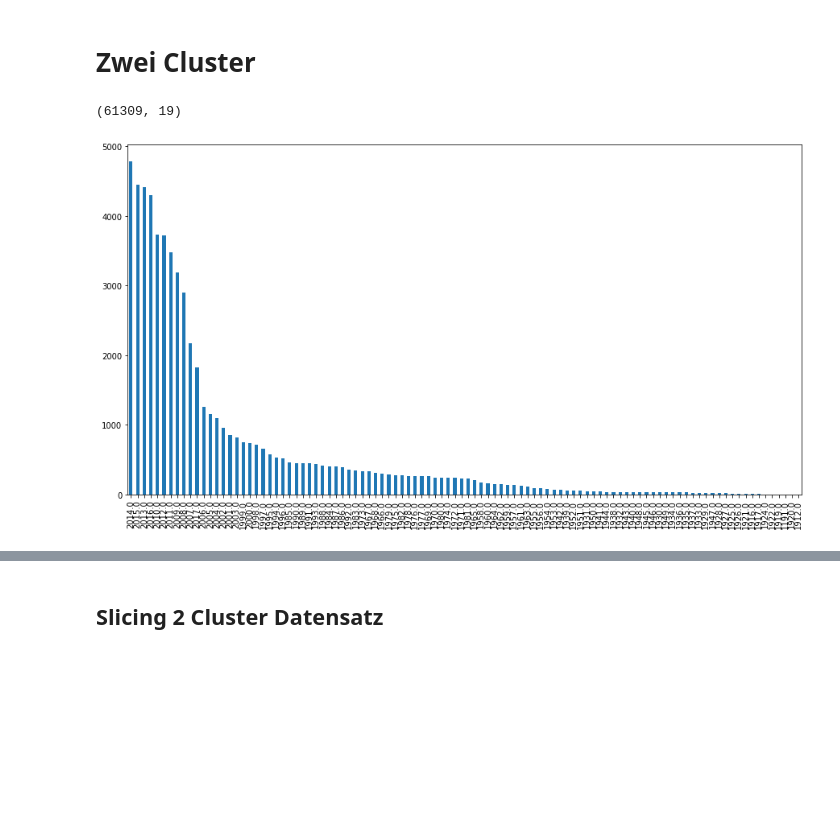
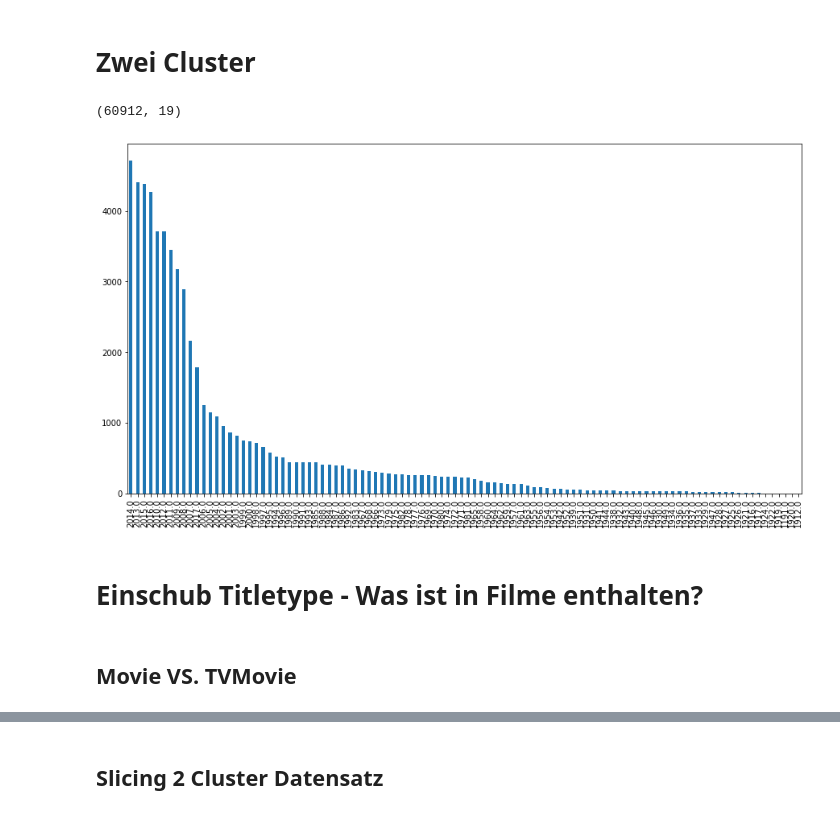
Before and after one commit to LennartKeller/SubtitleClustering, a Jupyter notebook: notebooks/Jan_Koe_ClusteringUberZeit-Copy1.ipynb, the cells around one changed output, grey strips where cells are left out. Saved outputs shown, nothing was run; the diff lists cells and outputs as text; code cells hidden in the pictures; blank space fills up the shorter version.

```diff
--- a/notebooks/Jan_Koe_ClusteringUberZeit-Copy1.ipynb
+++ b/notebooks/Jan_Koe_ClusteringUberZeit-Copy1.ipynb
@@ -19,4 +24,5 @@ dfs.shape
 # %%
 #df.dropna(subset=['text', 'genre', 'year', 'production_region'], inplace=True)
+dfs.drop_duplicates(subset=['IMDB_ID'], inplace=True)
+dfs.shape
 df.drop_duplicates(subset=['IMDB_ID'], inplace=True)
-df.shape
@@ -158,10 +162,14 @@ b1:  45 b0:  13 r1:  30 r0:  50
 # %% [markdown]
 # Zwei Cluster
 # %%
-dfs.dropna(subset=['text', 'year'], inplace=True)
+dfs.dropna(subset=['text', 'year', 'genre'], inplace=True)
 plt.figure(figsize=(15,8))
 pd.value_counts(dfs['year']).plot.bar()
 dfs.shape
 # %% [output]
-(61309, 19)
+(60912, 19)
-[figure, old version]
+[figure, new version]
+# %% [markdown]
+# Einschub Titletype - Was ist in Filme enthalten?
+# %% [markdown]
+## Movie VS. TVMovie
```
Also changed, not shown: parts of 12 cells of this notebook.
